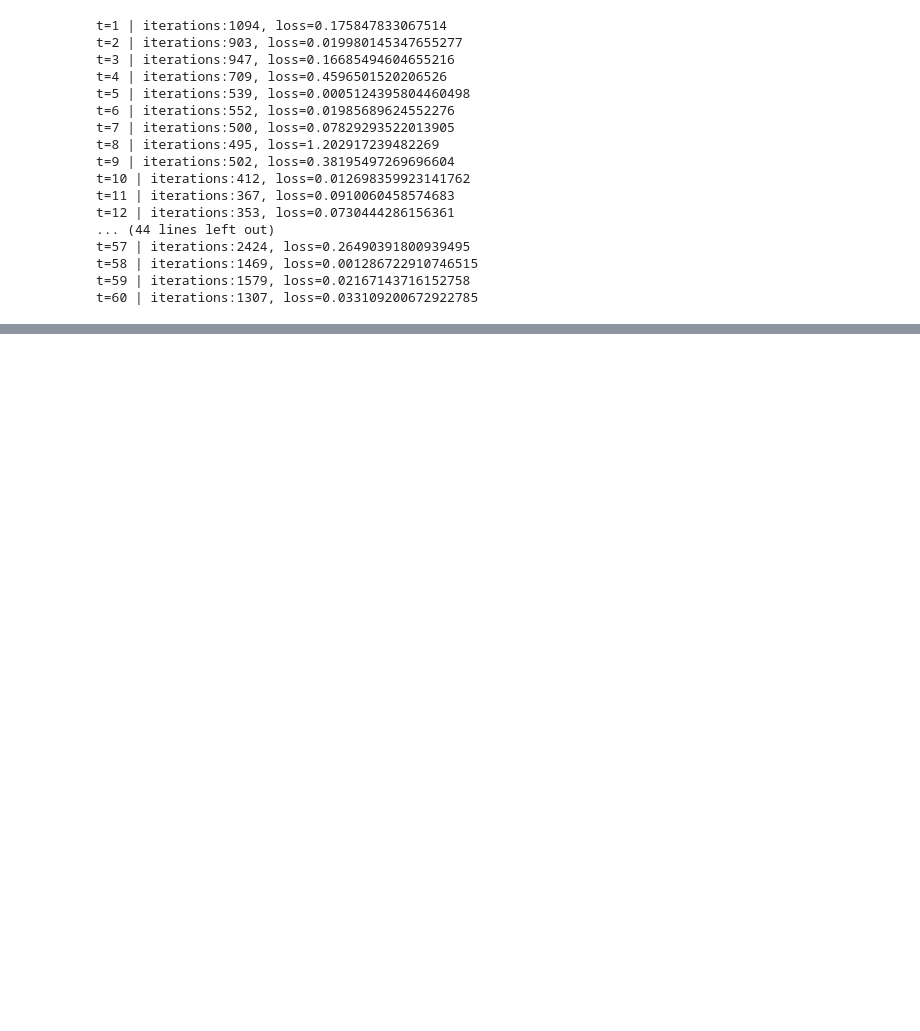
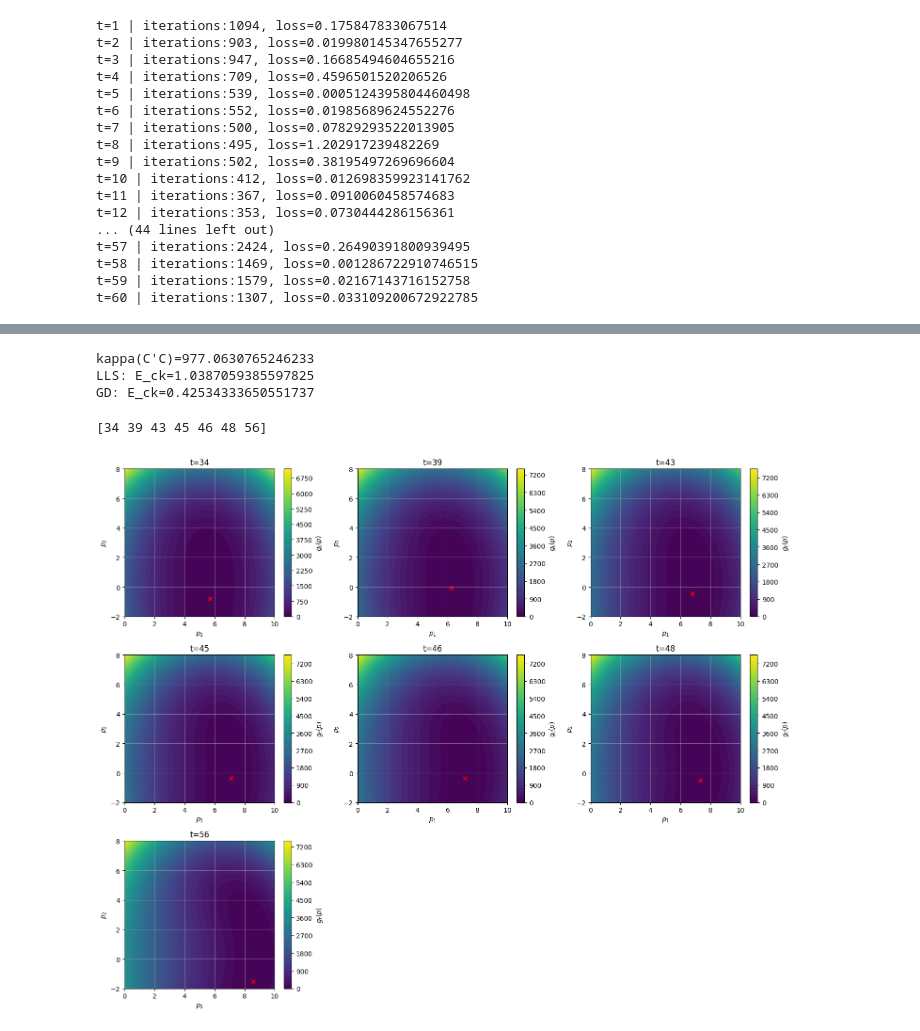
Before and after one commit to Deuter1um/OptimCW26_27, a Jupyter notebook: notebooks/part2.ipynb, the cells around one changed output, grey strips where cells are left out. Drawn from its saved outputs; the diff is of its cells as text; code cells hidden in the pictures; blank space fills up the shorter version.

```diff
--- a/notebooks/part2.ipynb
+++ b/notebooks/part2.ipynb
@@ -79,0 +88,53 @@ plt.legend()
+# %%
+print(f"kappa(C'C)={utils.get_condition_number(C.T @ C)}")
+print(f"LLS: E_ck={utils.valid(p_LLS_list, checkpoints)}")
+print(f"GD: E_ck={utils.valid(p_gd_list, checkpoints)}")
+# %% [output]
+kappa(C'C)=977.0630765246233
+LLS: E_ck=1.0387059385597825
+GD: E_ck=0.42534333650551737
+# %%
+jumps = np.where(p_gd_list[:, 1] < 0)[0]
+print(jumps)
+
+n = len(jumps)
+ncols = 3
+nrows = int(np.ceil(n / ncols))
+
+fig, axes = plt.subplots(nrows, ncols, figsize=(15, 4 * nrows))
+axes = np.array(axes).flatten()
+
+x = np.linspace(0, 10, 500)
+y = np.linspace(-2, 8, 500)
+X, Y = np.meshgrid(x, y)
+
+for k, jump in enumerate(jumps):
+    Z = np.zeros_like(X)
+    minZ = 10000
+    minx = None
+    miny = None
+    for i in range(X.shape[0]):
+        for j in range(X.shape[1]):
+            Z[i, j] = utils.g(jump, np.array([X[i,j], Y[i,j]]), anchors, ranges)
+            if Z[i, j] < minZ:
+                minZ = Z[i, j]
+                minx = X[i, j]
+                miny = Y[i, j]
+
+    axes[k].contourf(X, Y, Z, levels=50, cmap="viridis")
+    axes[k].scatter([minx], [miny], marker="x", color="red")
+    axes[k].grid(alpha=0.5)
+    axes[k].set_xlabel(r"$p_1$")
+    axes[k].set_ylabel(r"$p_2$")
+    axes[k].set_title(f"t={jump}")
+    fig.colorbar(axes[k].collections[0], ax=axes[k], label=r'$g_t(p)$')
+
+# Hide unused subplots
+for i in range(n, len(axes)):
+    axes[i].set_visible(False)
+
+plt.tight_layout()
+plt.show()
+# %% [output]
+[34 39 43 45 46 48 56]
+[figure, added]
```
Also changed, not shown: parts of 2 cells of this notebook, 2 other files.
